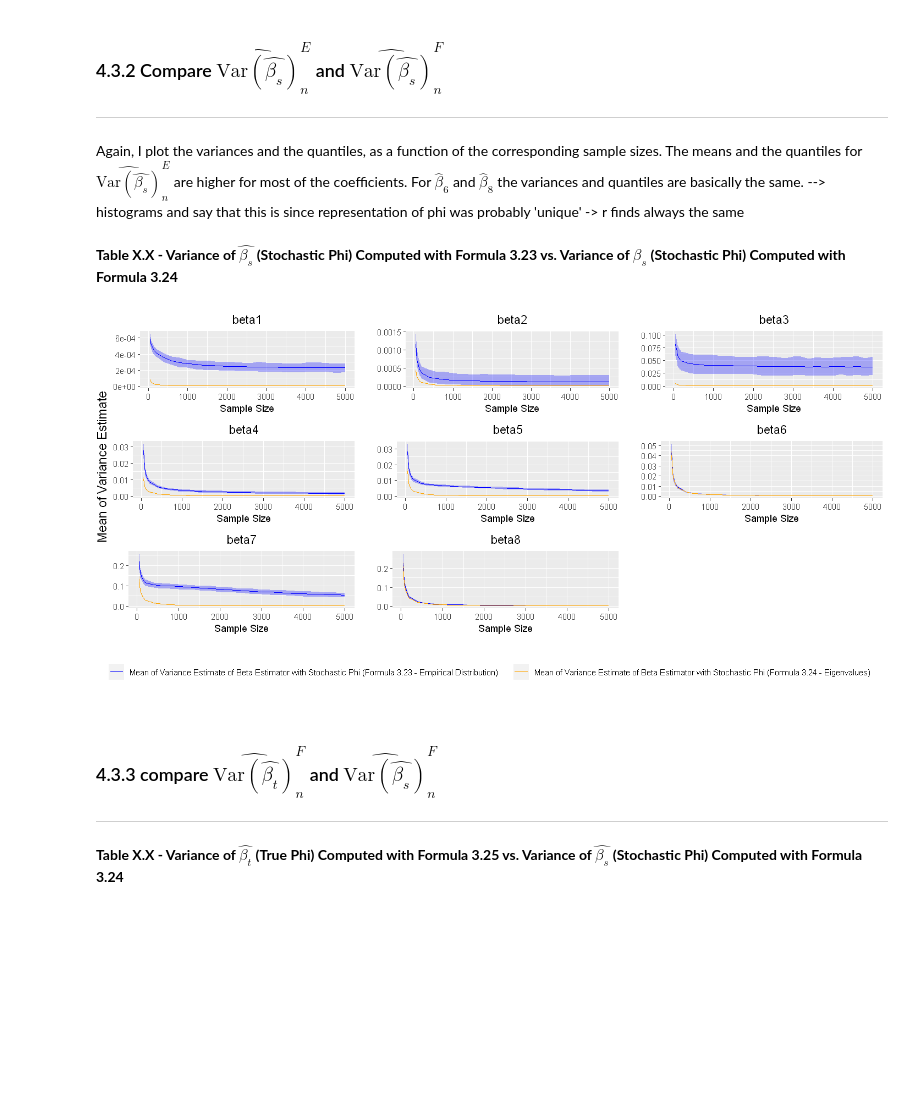
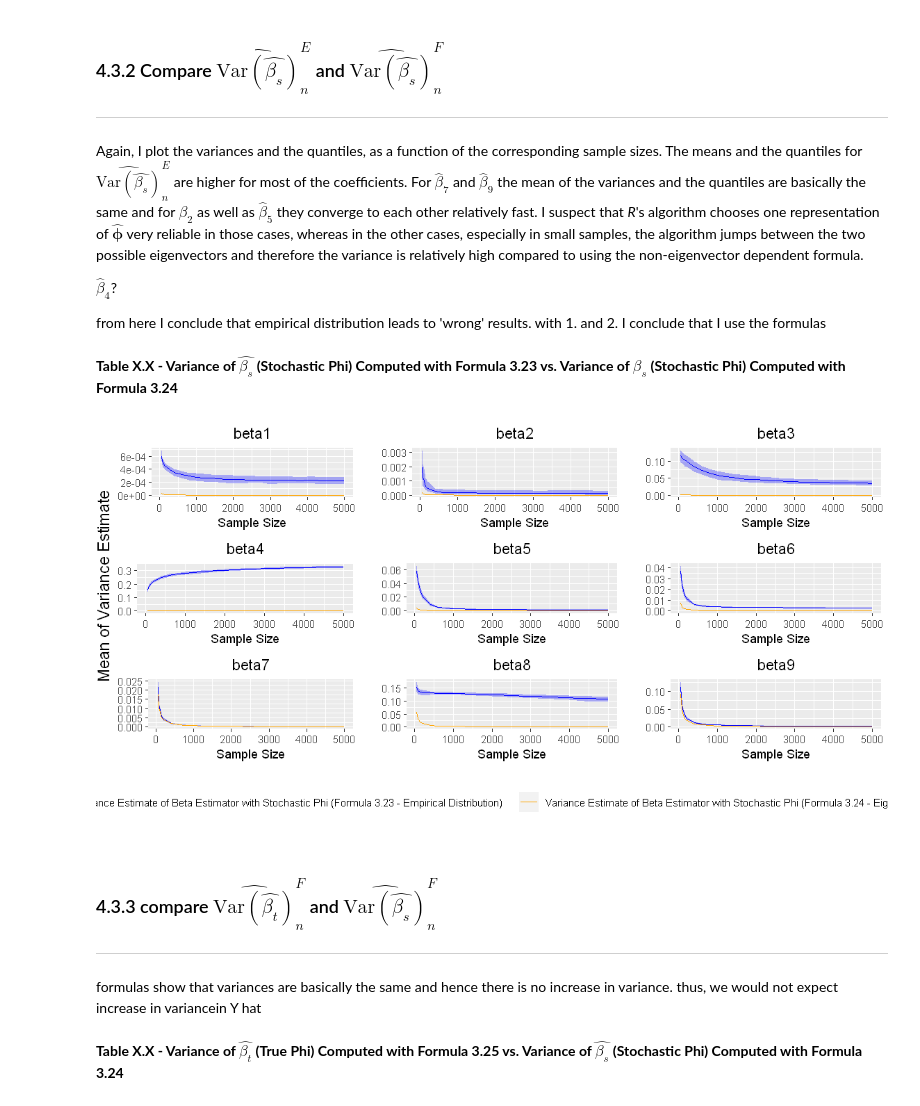
Before and after one commit to manuhuth/PCR-Parameter-Variance-Analysis, a Jupyter notebook: Notebooks/6Simulation.ipynb, the cells around one changed output. Drawn from its saved outputs; the diff is of its cells as text; code cells hidden in the pictures; blank space fills up the shorter version.

```diff
--- a/Notebooks/6Simulation.ipynb
+++ b/Notebooks/6Simulation.ipynb
@@ -147,12 +147,12 @@ numb_it <- 400 #define number of iterations to compute the mean of the variances
 #use the lapply function to create the variances for each coefficient and sample size. Since this takes around one day, I chose to pre-simulate the dataand load it.
 #variance_analysis_results <- lapply(sample_size, coef_var_analysis, population = population_Y, true_phi = phi, M = M, transform = trans, iterations = numb_it, numb_iterations = numb_it)
 
-load("SimData/results.Rda") #load the stored results from the folder 'SimData'
+load("SimData/var.Rda") #load the stored results from the folder 'SimData'
 confidence <- 0.95 #set level of confidence for the confidence bands
 type_CI <- 'quantile' #either 'mean' or 'empirical'
 line <- 'mean' #either 'mean' or 'empirical'
 #use the lapply function to prepare all the plots. computes means and confidence intervals of the means of the variances for all coefficients and all sample sizes
-variance_plots_data_CI <- lapply(c(1:(length(variance_analysis_results[[1]]))), prepare_variances_plots_CI, list_variances = variance_analysis_results,
+variance_plots_data_CI <- lapply(c(1:M), prepare_variances_plots_CI, list_variances = variance_analysis_results,
                                             sample_size = sample_size, confidence = confidence, type_CI = type_CI, line = line, numb_it = numb_it)
 # %% [markdown]
 The following cell allows the user to adjust the plots to her taste.
@@ -185,20 +185,26 @@ plots_variance_CI(variance_plots_data = variance_plots_data_CI, first_method = '
 ### 4.3.2 Compare $\widehat{\text{Var}(\hat{\beta_s})}^E_{n}$ and $\widehat{\text{Var}(\hat{\beta_s})}^F_{n}$
 ---
 # %% [markdown]
-Again, I plot the variances and the quantiles, as a function of the corresponding sample sizes. The means and the quantiles for $\widehat{\text{Var}(\hat{\beta_s})}^E_{n}$ are higher for most of the coefficients. For $\hat{\beta}_6$ and $\hat{\beta}_8$ the variances and quantiles are basically the same. --> histograms and say that this is since representation of phi was probably 'unique' -> r finds always the same
+Again, I plot the variances and the quantiles, as a function of the corresponding sample sizes. The means and the quantiles for $\widehat{\text{Var}(\hat{\beta_s})}^E_{n}$ are higher for most of the coefficients. For $\hat{\beta}_7$ and $\hat{\beta}_9$ the mean of the variances and the quantiles are basically the same and for $\hat{\beta}_2$ as well as $\hat{\beta}_5$ they converge to each other relatively fast. I suspect that *R*'s algorithm chooses one representation of $\hat{\pmb \phi}$ very reliable in those cases, whereas in the other cases, especially in small samples, the algorithm jumps between the two possible eigenvectors and therefore the variance is relatively high compared to using the non-eigenvector dependent formula.
+
+$\hat{\beta}_4$?
+
+from here I conclude that empirical distribution leads to 'wrong' results. with 1. and 2. I conclude that I use the formulas
 # %% [markdown]
 **Table X.X - Variance of $\hat{\beta_s}$ (Stochastic Phi) Computed with Formula 3.23 vs. Variance of $\hat{\beta_s}$ (Stochastic Phi) Computed with Formula 3.24**
 # %%
 plots_variance_CI(variance_plots_data = variance_plots_data_CI, first_method = 'beta_prac', second_method = 'beta_prac_formula',
                   colour_1 = col_prac, colour_2 = col_prac_formula, xlab_string = xlab, ylab_string = ylab,
-                  legend_df2 = 'Mean of Variance Estimate of Beta Estimator with Stochastic Phi (Formula 3.24 - Eigenvalues)',
-                  legend_df1 = 'Mean of Variance Estimate of Beta Estimator with Stochastic Phi (Formula 3.23 - Empirical Distribution)',
+                  legend_df2 = 'Variance Estimate of Beta Estimator with Stochastic Phi (Formula 3.24 - Eigenvalues)',
+                  legend_df1 = 'Variance Estimate of Beta Estimator with Stochastic Phi (Formula 3.23 - Empirical Distribution)',
                   numb_columns = numb_columns, sample_size = sample_size, subtitle = 'beta')
 # %% [output]
-[figure, old version]
+[figure, new version]
 # %% [markdown]
 ### 4.3.3 compare $\widehat{\text{Var}(\hat{\beta_t})}^F_{n}$ and $\widehat{\text{Var}(\hat{\beta_s})}^F_{n}$
 ---
+# %% [markdown]
+formulas show that variances are basically the same and hence there is no increase in variance. thus, we would not expect increase in variancein Y hat
 # %% [markdown]
 **Table X.X - Variance of $\hat{\beta_t}$ (True Phi) Computed with Formula 3.25 vs. Variance of $\hat{\beta_s}$ (Stochastic Phi) Computed with Formula 3.24**
 # %%
```
Also changed, not shown: parts of 8 cells of this notebook, 2 other files.
